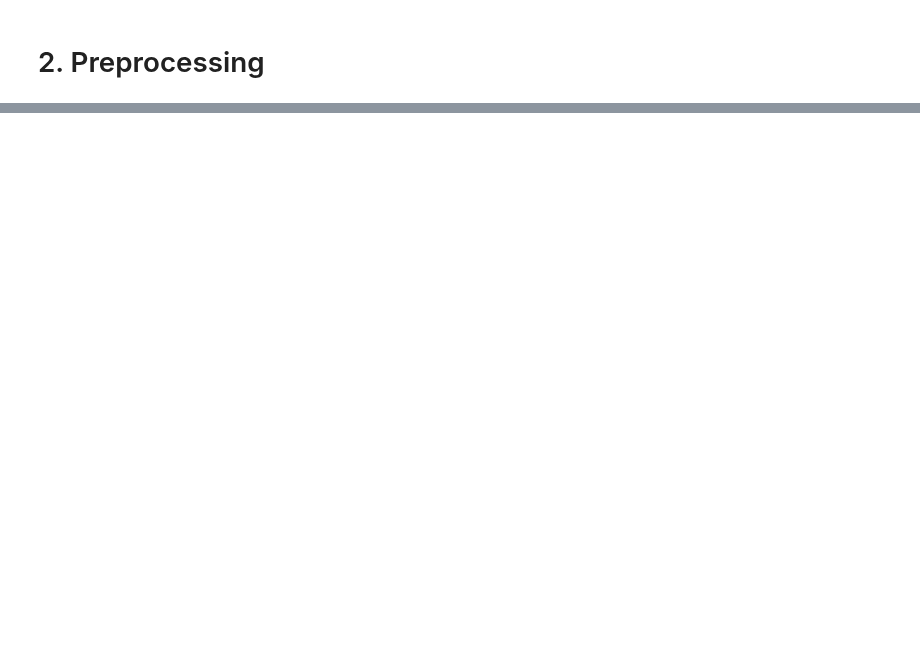
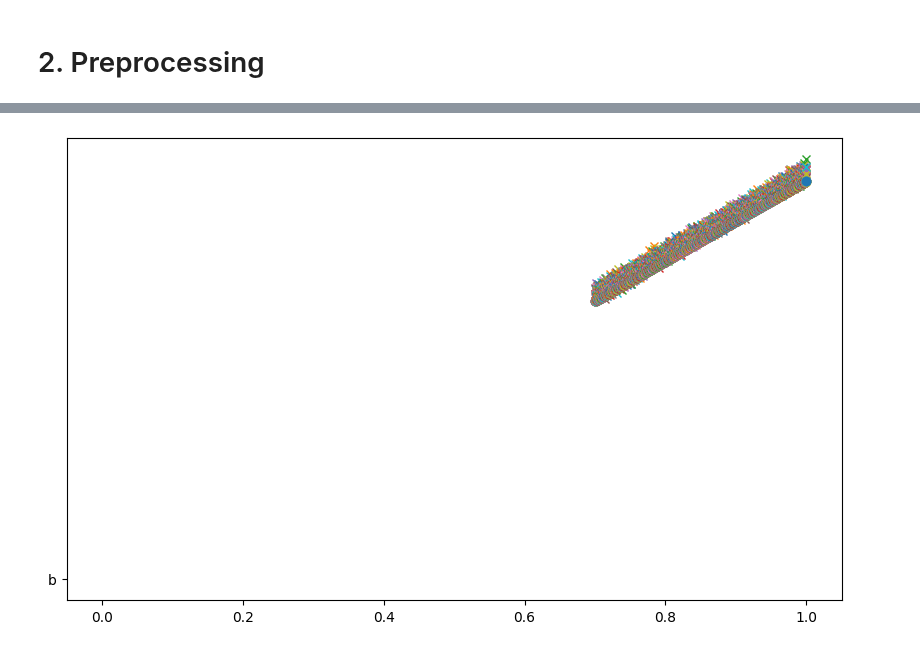
Before and after one commit to NickOLeeney/neural-network-from-scratch, a Jupyter notebook: examples/regression.ipynb, the cells around one changed output, grey strips where cells are left out. Cells and saved outputs as stored; diff of their text form; code cells hidden in the pictures; blank space fills up the shorter version.

```diff
--- a/examples/regression.ipynb
+++ b/examples/regression.ipynb
@@ -113,3 +101,10 @@ Text(0, 0.5, 'Cost Function')
+# %%
+plt.figure(figsize=(10,6))
+
+plt.plot(test_x, test_y, 'x', 'b');
+plt.plot(test_x, pred.reshape(1,3000), 'o',);
+# %% [output]
+[figure, added]
 # %%
 results
 # %% [output]
```
Also changed, not shown: parts of 14 cells of this notebook, 1 other file.
